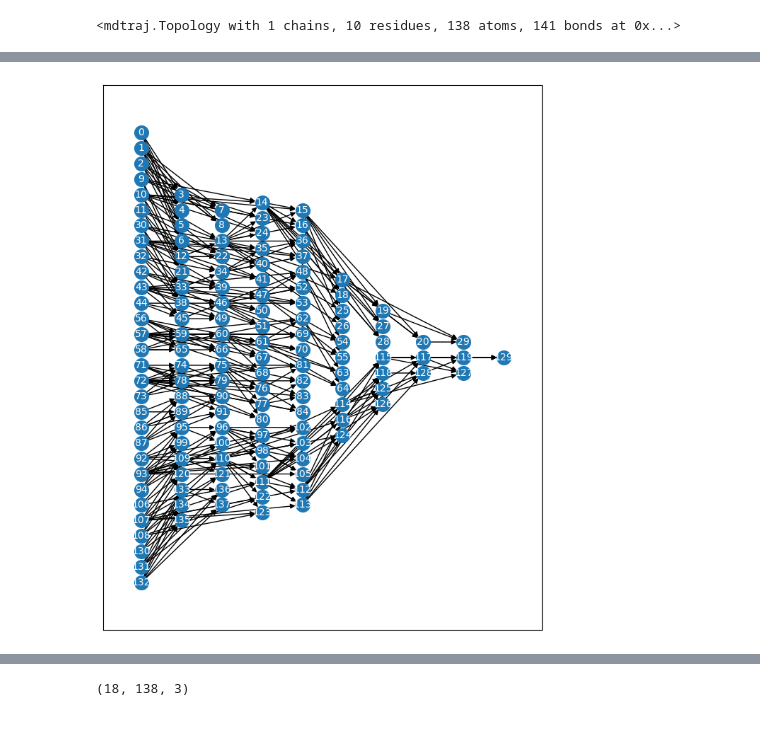
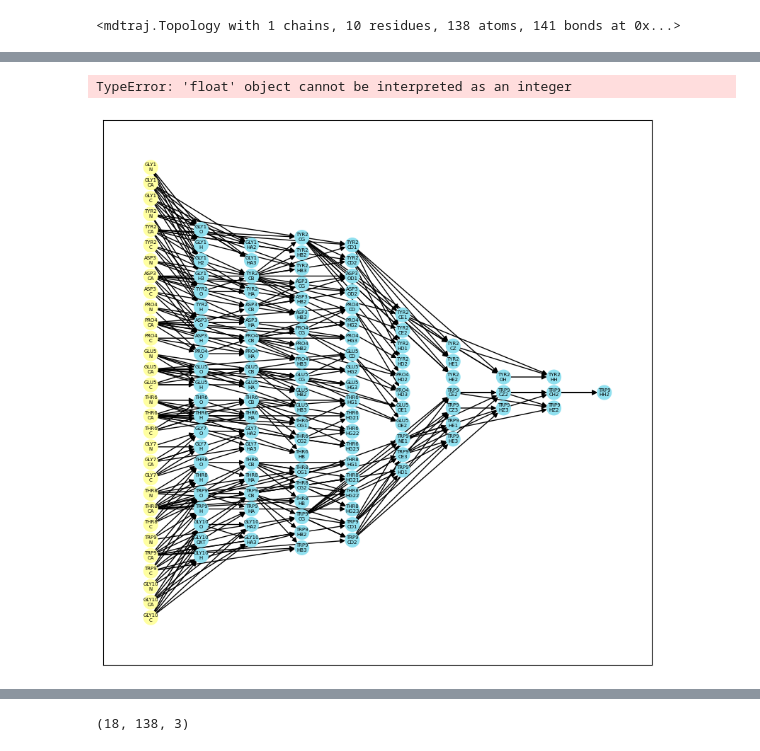
Before and after one commit to ziyuanzhao2000/mcconv, a Jupyter notebook: demo.ipynb, the cells around one changed output, grey strips where cells are left out. Cells and saved outputs as stored; diff of their text form; code cells hidden in the pictures.

```diff
--- a/demo.ipynb
+++ b/demo.ipynb
@@ -114,15 +129,34 @@ GLY10-OXT
+# %%
+np.random.random(0.1)
+# %% [output]
+TypeError: 'float' object cannot be interpreted as an integer
 # %%
-G = top_to_comp_DAG(top)
-for layer, nodes in enumerate(nx.topological_generations(G)):
-    # `multipartite_layout` expects the layer as a node attribute, so add the
-    # numeric layer value as a node attribute
-    for node in nodes:
-        G.nodes[node]["layer"] = layer
+G_residue_gas = top_to_comp_DAG(top)
+G_sequential = top_to_comp_DAG_sequential(top)
 
-pos = nx.multipartite_layout(G, subset_key="layer")
+import matplotlib.pyplot as plt
+
+def visualize_DAG(G: nx.DiGraph, top: mdtraj.Topology):
+    for layer, nodes in enumerate(nx.topological_generations(G)):
+        # `multipartite_layout` expects the layer as a node attribute, so add the
+        # numeric layer value as a node attribute
+        for node in nodes:
+            G.nodes[node]["layer"] = layer
+
+    pos = nx.multipartite_layout(G, subset_key="layer")
+
+    # jitter position of nodes to avoid overlapping edges
+#     for k in pos.keys():
+#         pos[k][1] += np.random.random(1) * 0.02
+
+    fig, ax = plt.subplots(figsize=(10,10))
+    atom_names = [a.name for a in top.atoms]
+    nx.draw_networkx(G, pos, node_size=200,
+                     node_color=["#ffffa1" if name in ['C', 'CA', 'N'] else "#90e0ef" for name in atom_names],
+                     with_labels=False)
+    nx.draw_networkx_labels(G, pos, font_color='k', font_size=5,
+                            labels=dict([(i, str(n).replace('-', '\n')) for i, n in enumerate(top.atoms)]))
 # %%
-import matplotlib.pyplot as plt
-fig, ax = plt.subplots(figsize=(8,10))
-nx.draw_networkx(G, pos, node_size=200, font_size=10, font_color='w')
+visualize_DAG(G_residue_gas, top)
 # %% [output]
-[figure, old version]
+[figure, new version]
```
Also changed, not shown: parts of 34 cells of this notebook.
